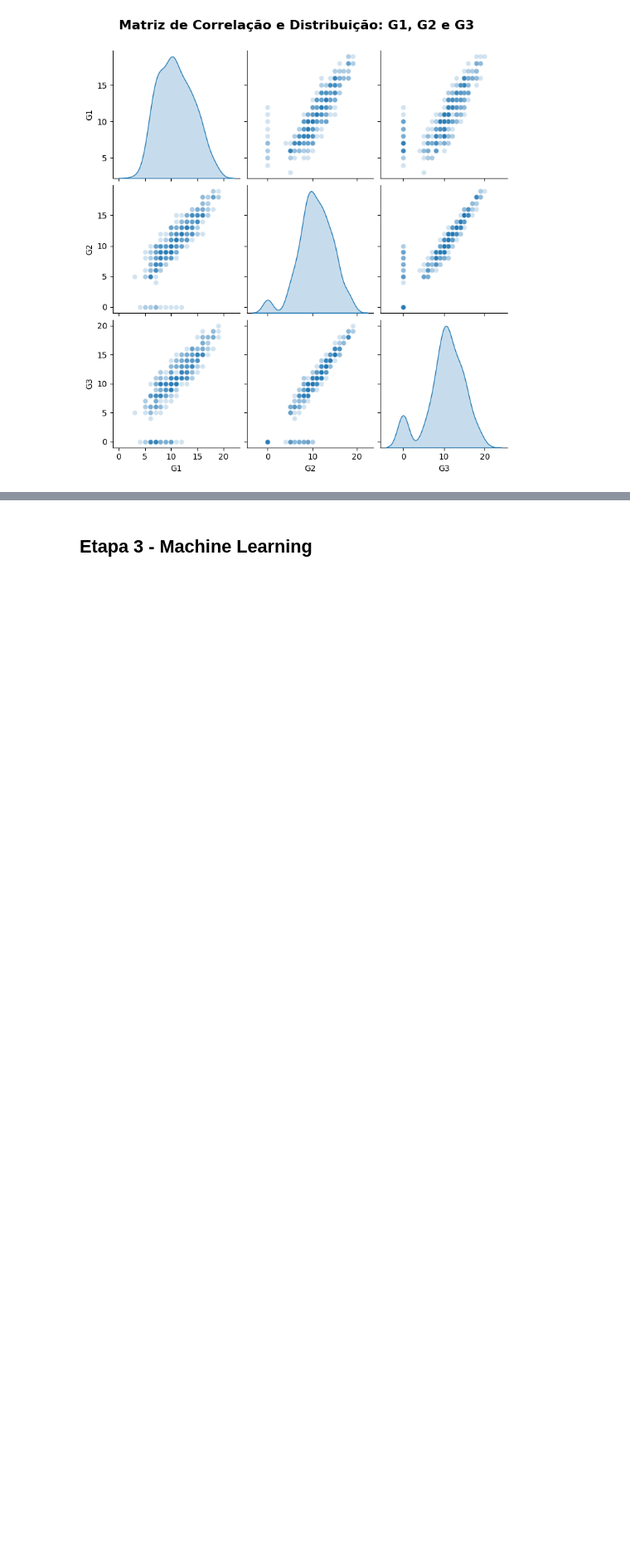
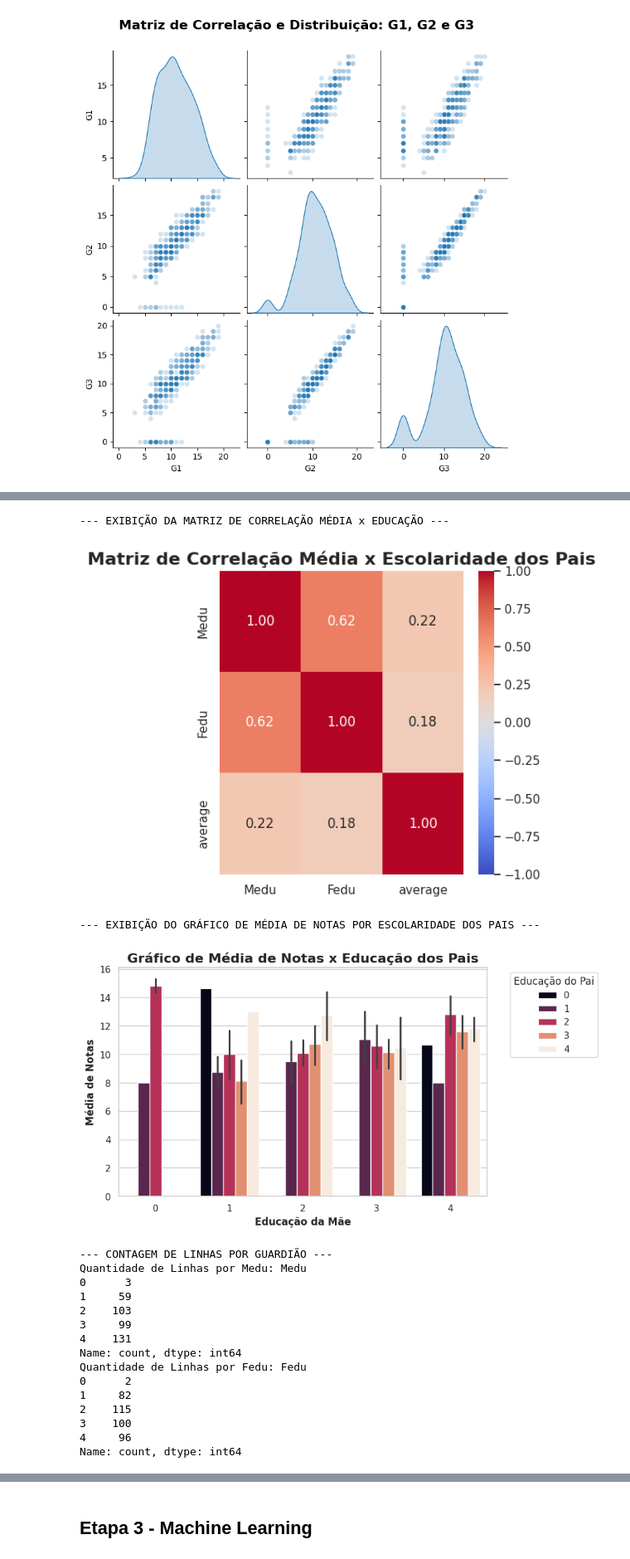
Before and after one commit to felipekenjidev/performance-estudantes, a Jupyter notebook: miniprojetods_performance_estudantes.ipynb, the cells around one changed output, grey strips where cells are left out. Shown at 83% size. Drawn from its saved outputs; the diff is of its cells as text; code cells hidden in the pictures; blank space fills up the shorter version.

```diff
--- a/miniprojetods_performance_estudantes.ipynb
+++ b/miniprojetods_performance_estudantes.ipynb
@@ -788,0 +841,46 @@ fig.show()
+# %%
+# Gerar Matriz de Correlação de Nota por Educação dos Pais
+print('\n--- EXIBIÇÃO DA MATRIZ DE CORRELAÇÃO MÉDIA x EDUCAÇÃO ---')
+df_correlacao = df[['Medu', 'Fedu', 'average']]
+plt.figure(figsize=(5, 5))
+
+sns.heatmap(df_correlacao.corr(), annot=True, cmap='coolwarm', fmt=".2f", vmin=-1, vmax=1)
+
+plt.title('Matriz de Correlação Média x Escolaridade dos Pais', fontsize=16, fontweight='bold')
+plt.show()
+
+# Gerar Gráfico de Média de Notas por Educação dos Pais
+print('\n--- EXIBIÇÃO DO GRÁFICO DE MÉDIA DE NOTAS POR ESCOLARIDADE DOS PAIS ---')
+plt.figure(figsize=(8, 5))
+sns.barplot(data=df, x='Medu', y='average', hue='Fedu', palette='rocket')
+
+plt.legend(title='Educação do Pai', bbox_to_anchor=(1.05, 1), loc='upper left')
+plt.title('Gráfico de Média de Notas x Educação dos Pais', fontsize=16, fontweight='bold')
+plt.xlabel('Educação da Mãe', fontsize=12, fontweight='bold')
+plt.ylabel('Média de Notas', fontsize=12, fontweight='bold')
+plt.show()
+
+# Contar Linhas por Guardião
+print('\n--- CONTAGEM DE LINHAS POR GUARDIÃO ---')
+print(f'Quantidade de Linhas por Medu: { df['Medu'].value_counts().sort_index() }')
+print(f'Quantidade de Linhas por Fedu: { df['Fedu'].value_counts().sort_index() }')
+# %% [output]
+--- EXIBIÇÃO DA MATRIZ DE CORRELAÇÃO MÉDIA x EDUCAÇÃO ---
+[figure, added]
+--- EXIBIÇÃO DO GRÁFICO DE MÉDIA DE NOTAS POR ESCOLARIDADE DOS PAIS ---
+[figure, added]
+--- CONTAGEM DE LINHAS POR GUARDIÃO ---
+Quantidade de Linhas por Medu: Medu
+0      3
+1     59
+2    103
+3     99
+4    131
+Name: count, dtype: int64
+Quantidade de Linhas por Fedu: Fedu
+0      2
+1     82
+2    115
+3    100
+4     96
+Name: count, dtype: int64
```
Also changed, not shown: parts of 9 cells of this notebook.
